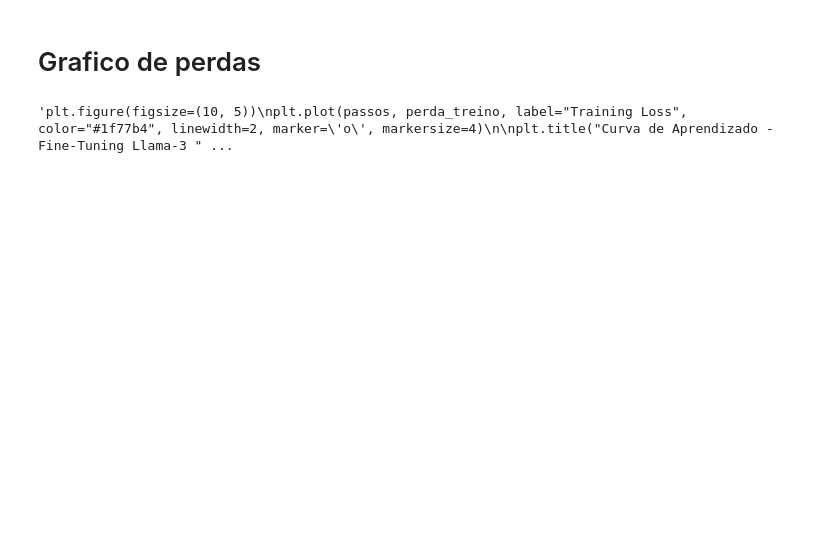
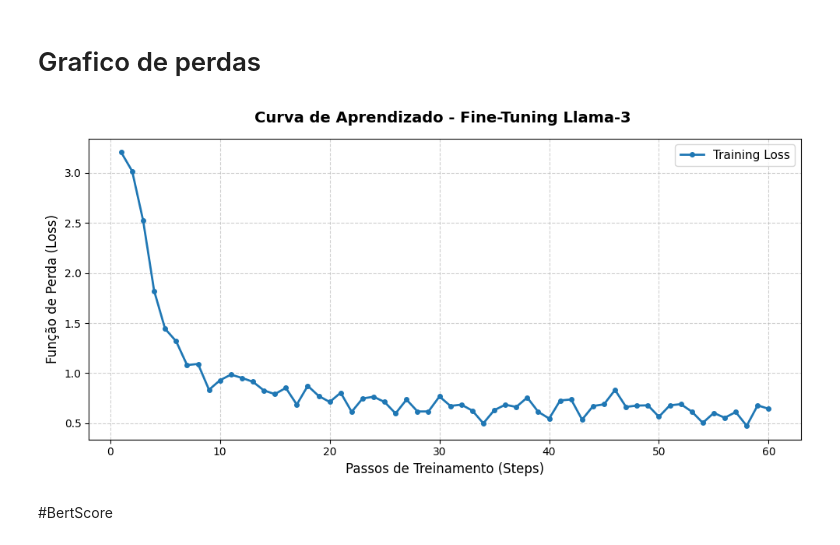
Before and after one commit to Thalles211/semanas---LLM-e-Fine-Tuning, a Jupyter notebook: llms_fine_tuning.ipynb, the cells around one changed output. Saved outputs shown, nothing was run; the diff lists cells and outputs as text; code cells hidden in the pictures; blank space fills up the shorter version.

```diff
--- a/llms_fine_tuning.ipynb
+++ b/llms_fine_tuning.ipynb
@@ -347,25 +347,27 @@ Key considerations for designing a PCB layout for high-frequency circuits includ
 # %%
 import matplotlib.pyplot as plt
 
 # pega o historico de passos e perdas
 
-'''historico = trainer.state.log_history
+historico = trainer.state.log_history
 passos = [registro["step"] for registro in historico if "loss" in registro]
 perda_treino = [registro["loss"] for registro in historico if "loss" in registro]
-'''
+
 
 # grafico
 
-'''plt.figure(figsize=(10, 5))
+plt.figure(figsize=(10, 5))
 plt.plot(passos, perda_treino, label="Training Loss", color="#1f77b4", linewidth=2, marker='o', markersize=4)
 
 plt.title("Curva de Aprendizado - Fine-Tuning Llama-3 ", fontsize=14, fontweight='bold', pad=15)
 plt.xlabel("Passos de Treinamento (Steps)", fontsize=12)
 plt.ylabel("Função de Perda (Loss)", fontsize=12)
 plt.grid(True, linestyle="--", alpha=0.6)
 plt.legend(fontsize=11)
 
 plt.tight_layout()
-plt.show()'''
+plt.show()
 # %% [output]
-'plt.figure(figsize=(10, 5))\nplt.plot(passos, perda_treino, label="Training Loss", color="#1f77b4", linewidth=2, marker=\'o\', markersize=4)\n\nplt.title("Curva de Aprendizado - Fine-Tuning Llama-3 " ...
+[figure, added]
+# %% [markdown]
+#BertScore
```
Also changed, not shown: parts of 9 cells of this notebook.
